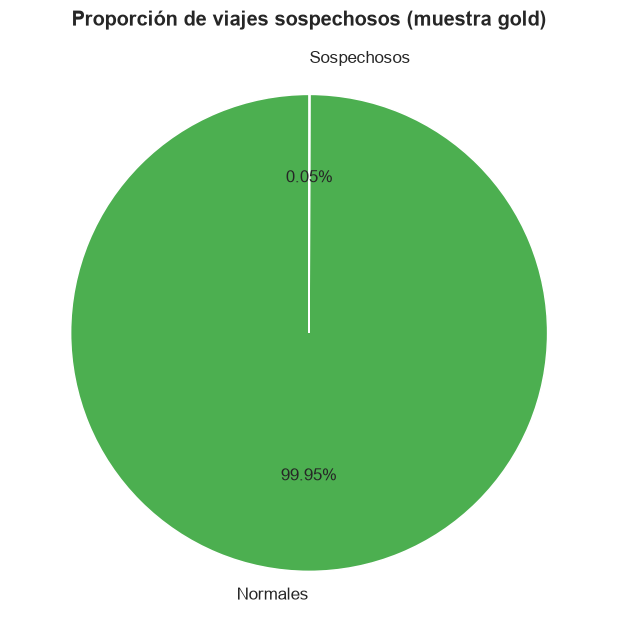
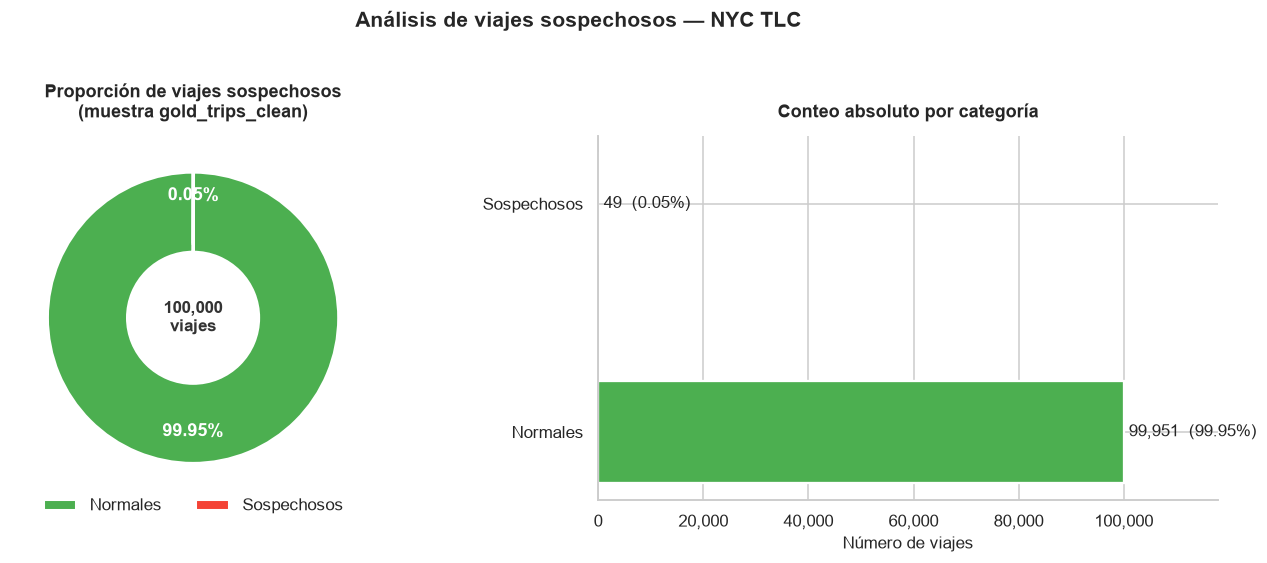
The notebook cell's code change between the first figure and the second:
--- before
+++ after
@@ -51,11 +51,11 @@
     for bar, val in zip(bars, sizes):
         pct = 100 * val / n_total_supa
-         ax2.text(bar.get_width() + max(sizes) * 0.01, bar.get_y() + bar.get_height() / 2,
-                   f"{val:,}  ({pct:.2f}%)", va="center", fontsize=11)
+        ax2.text(bar.get_width() + max(sizes) * 0.01, bar.get_y() + bar.get_height() / 2,
+                 f"{val:,}  ({pct:.2f}%)", va="center", fontsize=11)
 
-      plt.suptitle("Análisis de viajes sospechosos — NYC TLC", fontsize=14,
-                   fontweight="bold", y=1.02)
-      plt.tight_layout()
-      plt.show()
-  else:
-      print("ADVERTENCIA: gold_trips_clean vacío — ejecutar NB04 primero.")
+    plt.suptitle("Análisis de viajes sospechosos — NYC TLC", fontsize=14,
+                 fontweight="bold", y=1.02)
+    plt.tight_layout()
+    plt.show()
+else:
+    print("ADVERTENCIA: gold_trips_clean vacío — ejecutar NB04 primero.")

Commit: actualizar notebook 05 con gráfico de viajes sospechosos mejorado